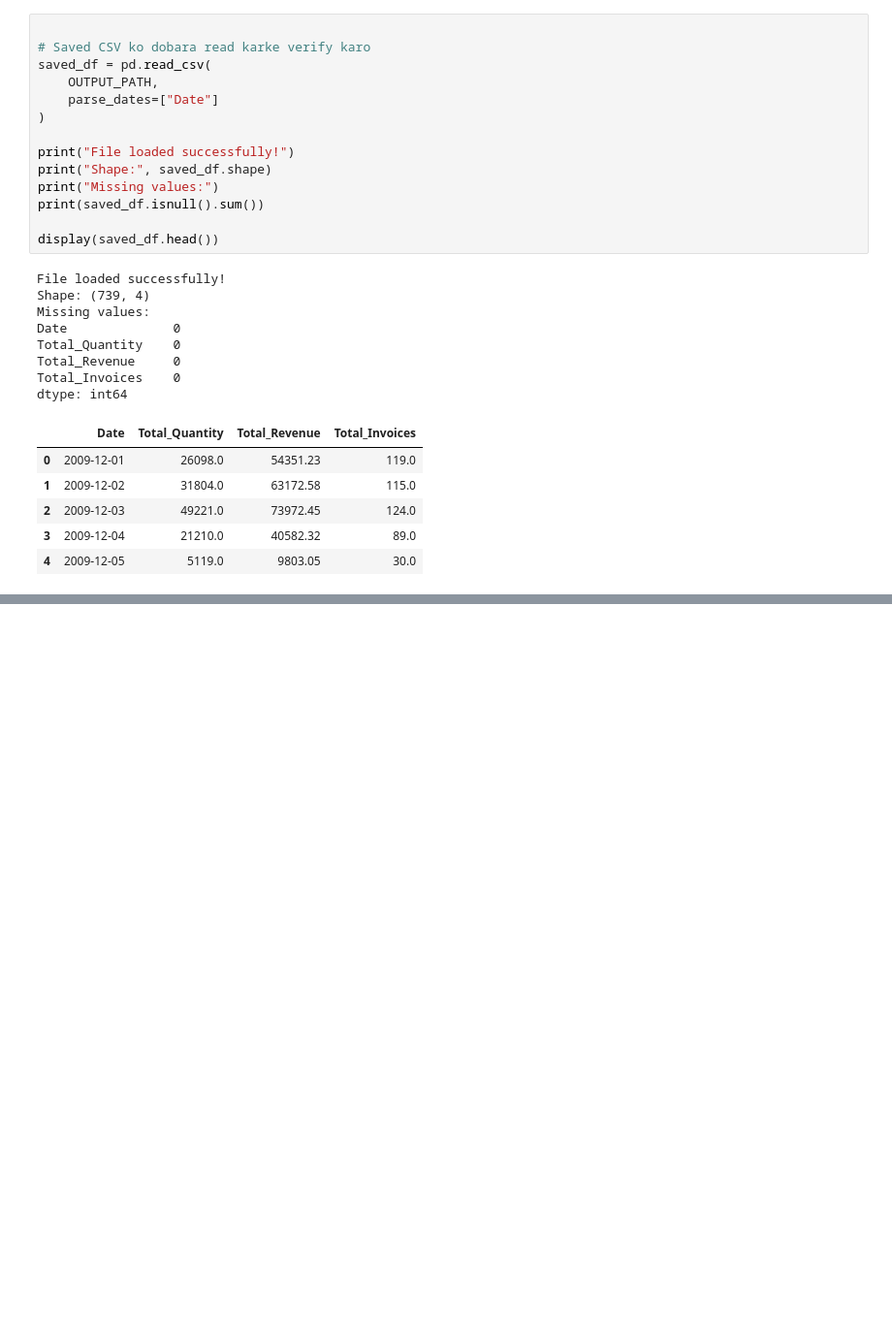
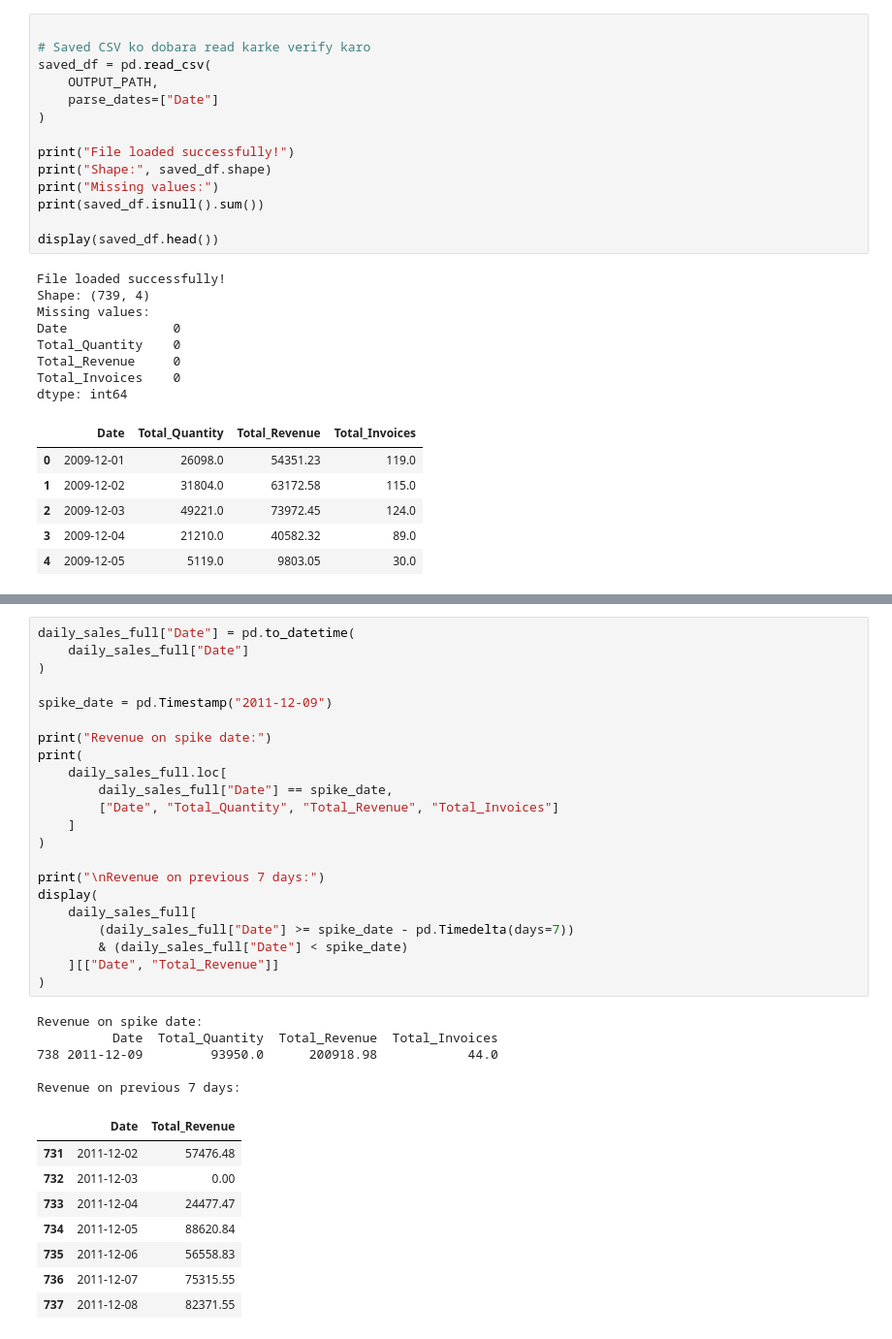
Before and after one commit to Mukesh3597/RetailPulse, a Jupyter notebook: notebooks/01_eda.ipynb, the cells around one changed output, grey strips where cells are left out. Shown at 97% size. Saved outputs shown, nothing was run; the diff lists cells and outputs as text; blank space fills up the shorter version.

```diff
--- a/notebooks/01_eda.ipynb
+++ b/notebooks/01_eda.ipynb
@@ -815,0 +965,36 @@ dtype: int64
+# %%
+daily_sales_full["Date"] = pd.to_datetime(
+    daily_sales_full["Date"]
+)
+
+spike_date = pd.Timestamp("2011-12-09")
+
+print("Revenue on spike date:")
+print(
+    daily_sales_full.loc[
+        daily_sales_full["Date"] == spike_date,
+        ["Date", "Total_Quantity", "Total_Revenue", "Total_Invoices"]
+    ]
+)
+
+print("\nRevenue on previous 7 days:")
+display(
+    daily_sales_full[
+        (daily_sales_full["Date"] >= spike_date - pd.Timedelta(days=7))
+        & (daily_sales_full["Date"] < spike_date)
+    ][["Date", "Total_Revenue"]]
+)
+# %% [output]
+Revenue on spike date:
+          Date  Total_Quantity  Total_Revenue  Total_Invoices
+738 2011-12-09         93950.0      200918.98            44.0
+
+Revenue on previous 7 days:
+|  | Date | Total_Revenue |
+| 731 | 2011-12-02 | 57476.48 |
+| 732 | 2011-12-03 | 0.00 |
+| 733 | 2011-12-04 | 24477.47 |
+| 734 | 2011-12-05 | 88620.84 |
+| 735 | 2011-12-06 | 56558.83 |
+| 736 | 2011-12-07 | 75315.55 |
+| 737 | 2011-12-08 | 82371.55 |
```
Also changed, not shown: parts of 10 cells of this notebook, 3 other files.
